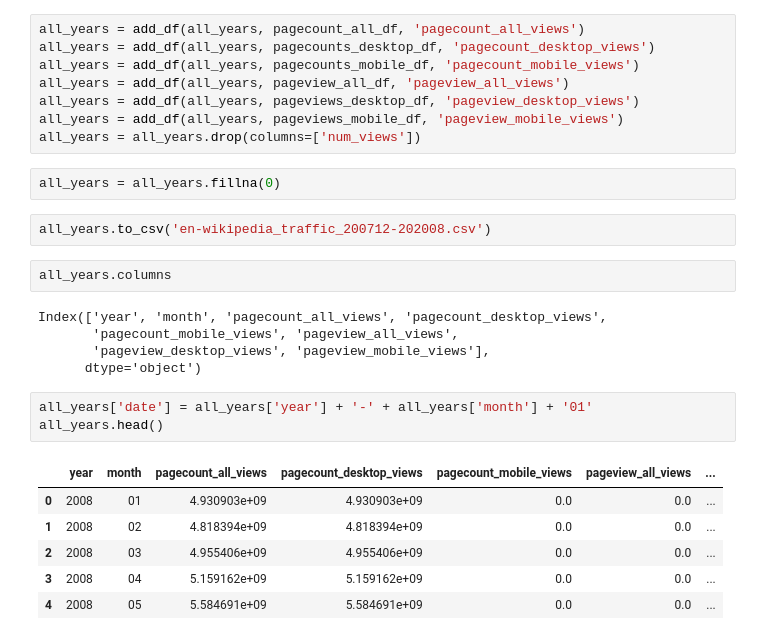
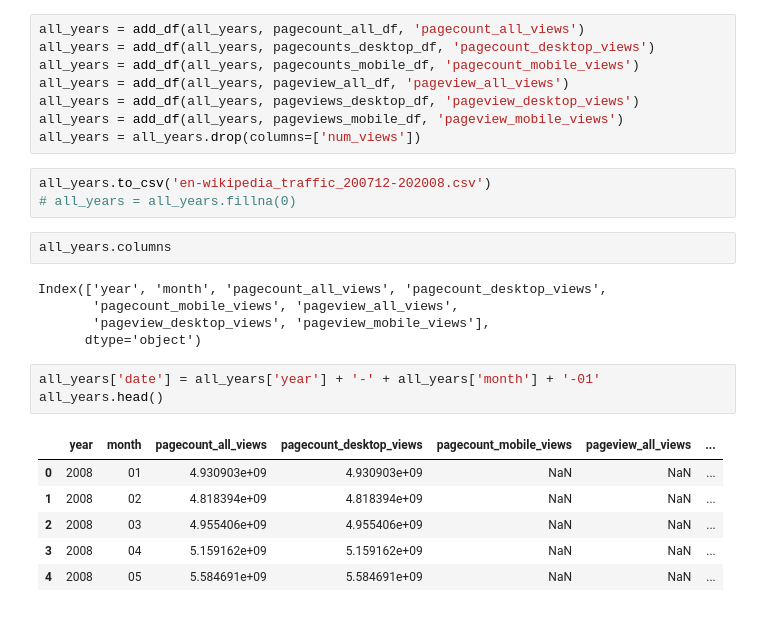
Before and after one commit to vikrantb/data-512, a Jupyter notebook: data-512-a1/wikipedia-analysis.ipynb, the cells around one changed output. Saved outputs shown, nothing was run; the diff lists cells and outputs as text.

```diff
--- a/data-512-a1/wikipedia-analysis.ipynb
+++ b/data-512-a1/wikipedia-analysis.ipynb
@@ -179,9 +179,8 @@ all_years = add_df(all_years, pageviews_desktop_df, 'pageview_desktop_views')
 all_years = add_df(all_years, pageviews_mobile_df, 'pageview_mobile_views')
 all_years = all_years.drop(columns=['num_views'])
 # %%
-all_years = all_years.fillna(0)
+all_years.to_csv('en-wikipedia_traffic_200712-202008.csv')
+# all_years = all_years.fillna(0)
-# %%
-all_years.to_csv('en-wikipedia_traffic_200712-202008.csv')
 # %%
 all_years.columns
 # %% [output]
@@ -190,12 +189,12 @@ Index(['year', 'month', 'pagecount_all_views', 'pagecount_desktop_views',
        'pageview_desktop_views', 'pageview_mobile_views'],
       dtype='object')
 # %%
-all_years['date'] = all_years['year'] + '-' + all_years['month'] + '01'
+all_years['date'] = all_years['year'] + '-' + all_years['month'] + '-01'
 all_years.head()
 # %% [output]
 |  | year | month | pagecount_all_views | pagecount_desktop_views | pagecount_mobile_views | pageview_all_views | ... |
-| 0 | 2008 | 01 | 4.930903e+09 | 4.930903e+09 | 0.0 | 0.0 | ... |
-| 1 | 2008 | 02 | 4.818394e+09 | 4.818394e+09 | 0.0 | 0.0 | ... |
-| 2 | 2008 | 03 | 4.955406e+09 | 4.955406e+09 | 0.0 | 0.0 | ... |
-| 3 | 2008 | 04 | 5.159162e+09 | 5.159162e+09 | 0.0 | 0.0 | ... |
-| 4 | 2008 | 05 | 5.584691e+09 | 5.584691e+09 | 0.0 | 0.0 | ... |
+| 0 | 2008 | 01 | 4.930903e+09 | 4.930903e+09 | NaN | NaN | ... |
+| 1 | 2008 | 02 | 4.818394e+09 | 4.818394e+09 | NaN | NaN | ... |
+| 2 | 2008 | 03 | 4.955406e+09 | 4.955406e+09 | NaN | NaN | ... |
+| 3 | 2008 | 04 | 5.159162e+09 | 5.159162e+09 | NaN | NaN | ... |
+| 4 | 2008 | 05 | 5.584691e+09 | 5.584691e+09 | NaN | NaN | ... |
```
Also changed, not shown: parts of 3 cells of this notebook, 1 other file.
